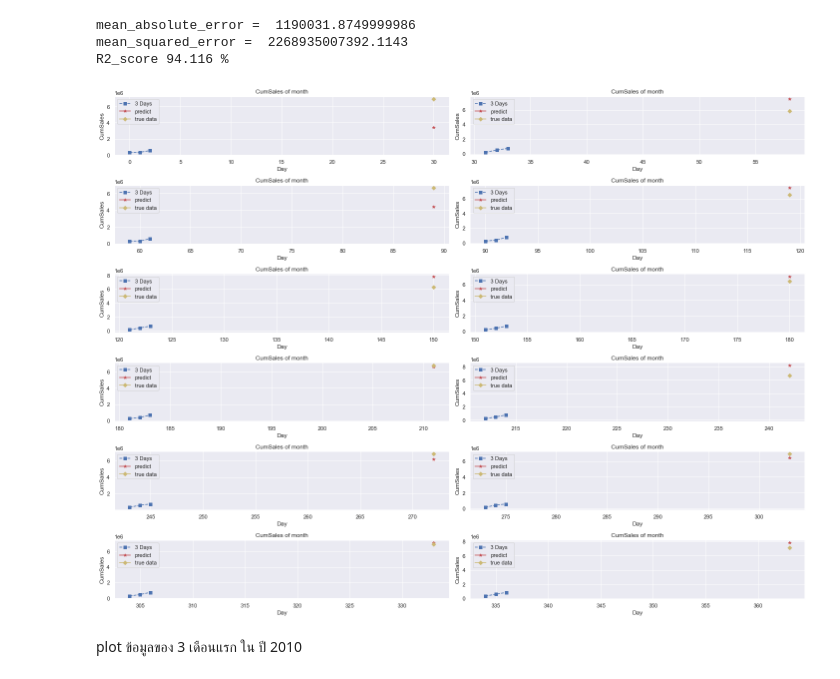
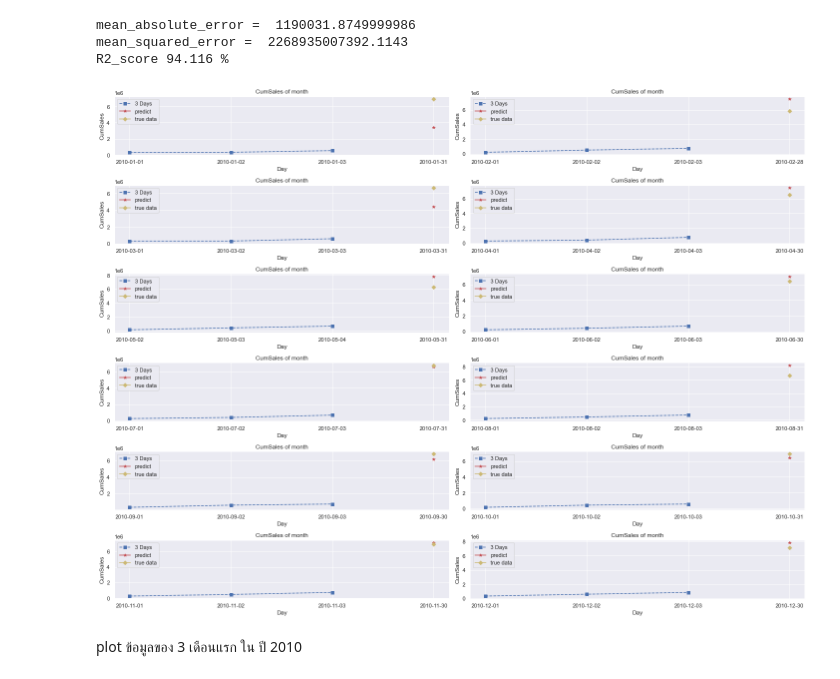
Before and after one commit to Raum27/sale_animal, a Jupyter notebook: morega_v5.ipynb, the cells around one changed output. Saved outputs shown, nothing was run; the diff lists cells and outputs as text; code cells hidden in the pictures.

```diff
--- a/morega_v5.ipynb
+++ b/morega_v5.ipynb
@@ -102,9 +102,6 @@ def inverse_d_new(data):
 def fill_value_miss(miss_data):
 #     print(miss_data)
     df = pd.DataFrame(miss_data)
-#     print(df.isnull().sum())
-#     for i in df.iterrows():
-#      pass
     df.fillna(method='backfill',inplace=True)
     df = df.to_numpy()
     transform_now(df)
@@ -132,9 +129,10 @@ def find_value_miss(G):
                miss_data [i][1] = None
                count_miss_day += 1
      # print(miss_data)
+     miss_data_nofill = miss_data.copy()
      miss_data = fill_value_miss(miss_data)
      print('missing CumSales of invidual day =',count_miss_day)
-     return miss_data
+     return miss_data,miss_data_nofill
 # %%
 def find_group(product,area,chanel):
     stop_g = (12*product)-1
@@ -154,7 +152,8 @@ from sklearn.metrics import mean_squared_error
 # %%
 # select G and preparations
 A=find_group(5,1,1)
-info = find_value_miss(All_Group[A])
+# A=find_group(2,3,2)
+info,before = find_value_miss(All_Group[A])
 plot_st_day = []
 plot_stop_day = []
 plot_true_day =[]
@@ -169,0 +171,4 @@ missing CumSales of invidual day = 269
+# %%
+
+for i in range(before.shape[0]):
+    print(before[i,0]," ",before[i,1])
@@ -869,25 +1008,25 @@ mean_absolute_error =  1190031.8749999986
 mean_squared_error =  2268935007392.1143
 R2_score 94.116 %
 # %%
-# inverse_d_new(info)
+inverse_d_new(info)
 # seaborn
 sn.set_theme(style='darkgrid')
 fig,axs = plt.subplots(nrows=6, ncols=2,figsize=(20,15))
 index_for_plot = 0
 for i in range(6):
     for j in range(2):
         index = plot_true_day[index_for_plot]
         axs[i,j].set_title('CumSales of month')
         axs[i,j].plot(plot_st_day[index_for_plot],plot_stop_day[index_for_plot],marker='s',label='3 Days',linestyle='--')
         axs[i,j].plot(info[index,0],plot_pred[index_for_plot],marker='*',color='r',label='predict')
         axs[i,j].plot(info[index,0],info[index,1],marker='D',color='y',label='true data')
         axs[i,j].set_xlabel('Day')
         axs[i,j].set_ylabel('CumSales')
         axs[i,j].legend(loc='upper left')
         plt.tight_layout()
         index_for_plot += 1
 # %% [output]
-[figure, old version]
+[figure, new version]
 # %% [markdown]
 plot ข้อมูลของ 3 เดือนแรก ใน ปี 2010
 # %%
```
Also changed, not shown: parts of 21 cells of this notebook, 6 other files.
